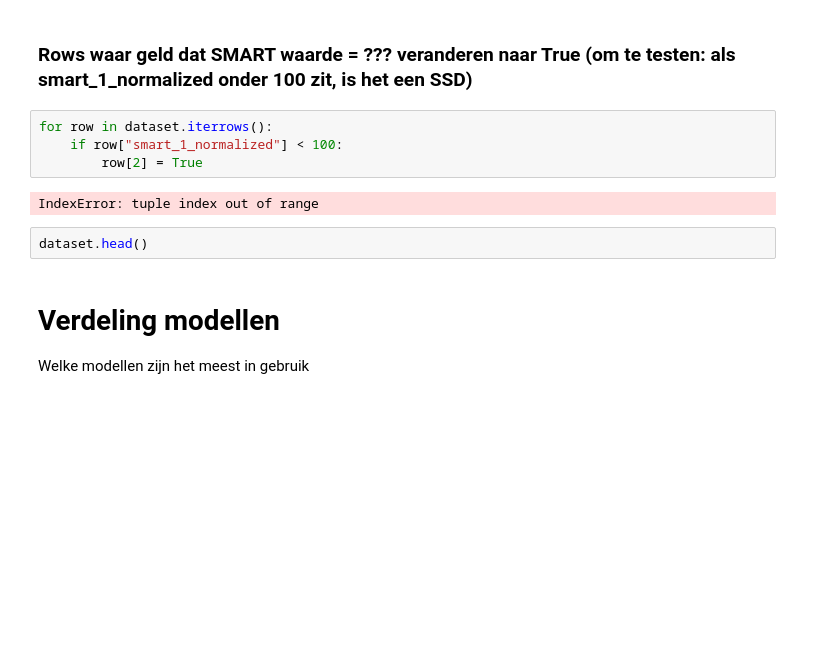
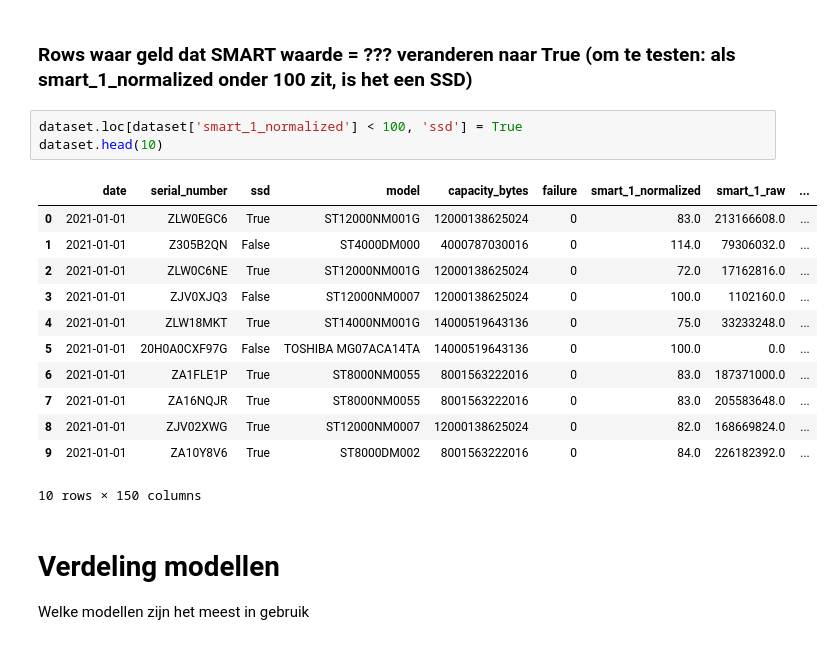
Before and after one commit to Dimidrie/BD04-PredMain, a Jupyter notebook: drives.ipynb, the cells around one changed output. Drawn from its saved outputs; the diff is of its cells as text; blank space fills up the shorter version.

```diff
--- a/drives.ipynb
+++ b/drives.ipynb
@@ -70,14 +70,22 @@ dataset.head()
 5 rows × 150 columns
 # %% [markdown]
 ### Rows waar geld dat SMART waarde = ??? veranderen naar True (om te testen: als smart_1_normalized onder 100 zit, is het een SSD)
-# %%
-for row in dataset.iterrows():
-    if row["smart_1_normalized"] < 100:
-        row[2] = True
-# %% [output]
-IndexError: tuple index out of range
-# %%
-dataset.head()
+# %%
+dataset.loc[dataset['smart_1_normalized'] < 100, 'ssd'] = True
+dataset.head(10)
+# %% [output]
+|  | date | serial_number | ssd | model | capacity_bytes | failure | smart_1_normalized | smart_1_raw | ... |
+| 0 | 2021-01-01 | ZLW0EGC6 | True | ST12000NM001G | 12000138625024 | 0 | 83.0 | 213166608.0 | ... |
+| 1 | 2021-01-01 | Z305B2QN | False | ST4000DM000 | 4000787030016 | 0 | 114.0 | 79306032.0 | ... |
+| 2 | 2021-01-01 | ZLW0C6NE | True | ST12000NM001G | 12000138625024 | 0 | 72.0 | 17162816.0 | ... |
+| 3 | 2021-01-01 | ZJV0XJQ3 | False | ST12000NM0007 | 12000138625024 | 0 | 100.0 | 1102160.0 | ... |
+| 4 | 2021-01-01 | ZLW18MKT | True | ST14000NM001G | 14000519643136 | 0 | 75.0 | 33233248.0 | ... |
+| 5 | 2021-01-01 | 20H0A0CXF97G | False | TOSHIBA MG07ACA14TA | 14000519643136 | 0 | 100.0 | 0.0 | ... |
+| 6 | 2021-01-01 | ZA1FLE1P | True | ST8000NM0055 | 8001563222016 | 0 | 83.0 | 187371000.0 | ... |
+| 7 | 2021-01-01 | ZA16NQJR | True | ST8000NM0055 | 8001563222016 | 0 | 83.0 | 205583648.0 | ... |
+| 8 | 2021-01-01 | ZJV02XWG | True | ST12000NM0007 | 12000138625024 | 0 | 82.0 | 168669824.0 | ... |
+| 9 | 2021-01-01 | ZA10Y8V6 | True | ST8000DM002 | 8001563222016 | 0 | 84.0 | 226182392.0 | ... |
+10 rows × 150 columns
 # %% [markdown]
 # Verdeling modellen
 Welke modellen zijn het meest in gebruik
```
